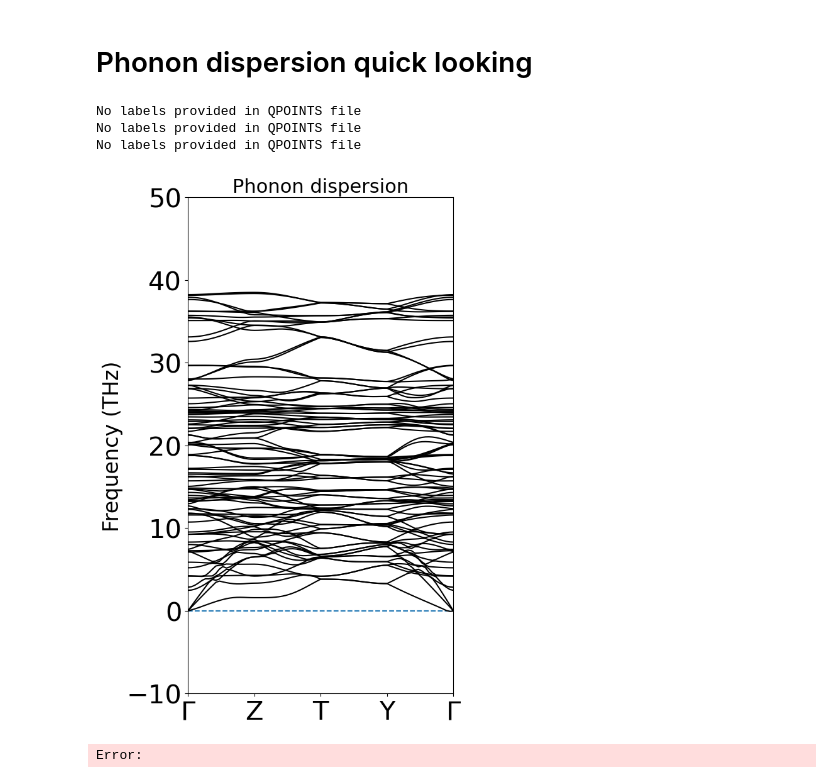
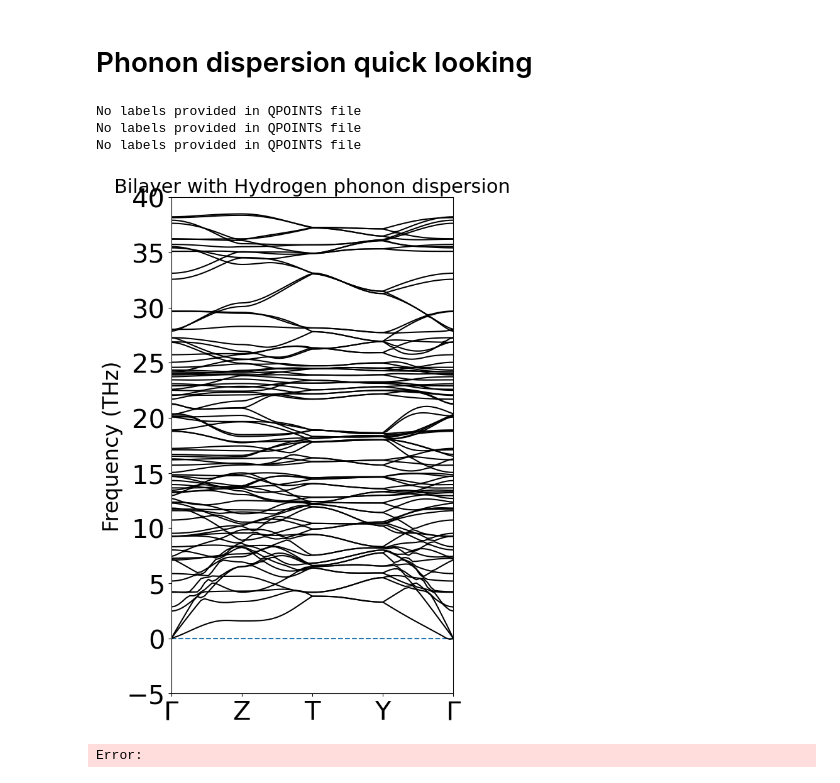
Before and after one commit to Photonico/o-B14_20241024, a Jupyter notebook: 3.0_phonon_dispersion/bilayer_with_Hydrogen/quick_looking.ipynb, the cells around one changed output. Saved outputs shown, nothing was run; the diff lists cells and outputs as text; code cells hidden in the pictures.

```diff
--- a/3.0_phonon_dispersion/bilayer_with_Hydrogen/quick_looking.ipynb
+++ b/3.0_phonon_dispersion/bilayer_with_Hydrogen/quick_looking.ipynb
@@ -98,35 +98,35 @@ while NULL < 20:
             PATH.append(DIST)
         PREV_POS = POS
 
 
     if("branch index" in LINE):
         READ = True
         BAND = 0
         LINE = OUTCAR.readline()
 
     if(READ==True and BAND<MAXBAND):
         LINE = LINE.split()
         DISP[BAND].append(float(LINE[1]))
         BAND += 1
 
 #Generate the phonon dispersion plot
 fig = plt.figure(figsize=(6,9))
 for BND in DISP:
     plt.plot(PATH,BND,'k')
     plt.xticks(xtick_dist, my_xticks,fontsize = 30)
     plt.yticks(fontsize = 30)
 
 plt.axhline(y=0,xmin=0,xmax=1,linestyle="--",zorder=0)
 plt.ylabel("Frequency (THz)",fontsize=24)
-plt.title("Phonon dispersion",fontsize=22)
-plt.ylim(-10,50)
+plt.title("Bilayer with Hydrogen phonon dispersion",fontsize=22)
+plt.ylim(-5,40)
 plt.xlim(xtick_dist[0],xtick_dist[-1])
 plt.tight_layout()
 #plt.show()
-#plt.savefig(./Phonons.pdf",format="pdf",dpi = 300)
+plt.savefig("./Bilayer_H.pdf",format="pdf",dpi = 300)
 # %% [output]
 No labels provided in QPOINTS file
 No labels provided in QPOINTS file
 No labels provided in QPOINTS file
-[figure, old version]
+[figure, new version]
 Error:
```
Also changed, not shown: 5 other files.
